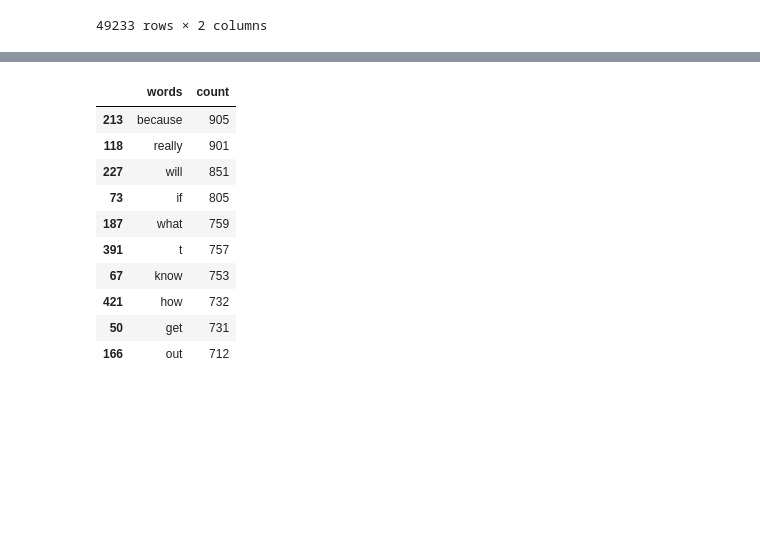
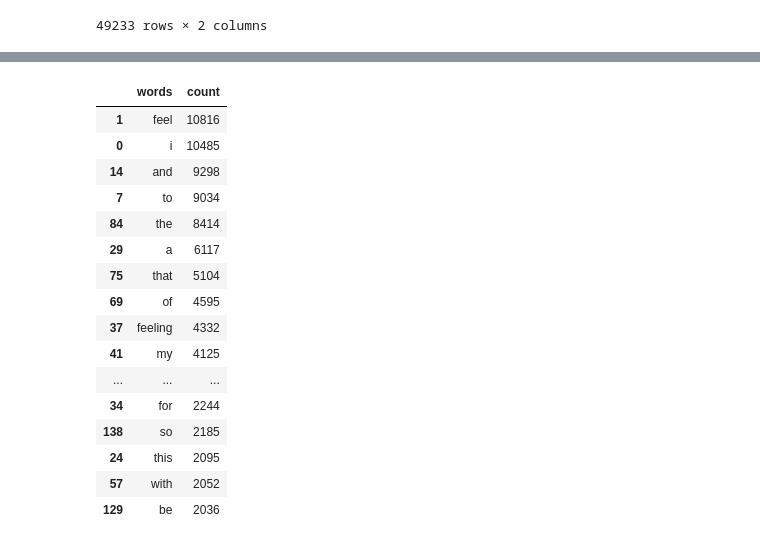
Before and after one commit to Spring-of-Vision/Deep-Learning-NLP, a Jupyter notebook: Bag of Words.ipynb, the cells around one changed output, grey strips where cells are left out. Drawn from its saved outputs; the diff is of its cells as text; code cells hidden in the pictures; blank space fills up the shorter version.

```diff
--- a/Bag of Words.ipynb
+++ b/Bag of Words.ipynb
@@ -114,3 +117,8 @@ balanced_df
 | 89830 | i am asked early in the morning t... | 5 |
 | 89831 | i ask him feeling like im intervi... | 5 |
 89832 rows × 2 columns
+# %%
+# Set pandas to display full text in columns
+pd.set_option('display.max_colwidth', None)
+
+balanced_df[balanced_df.label == 0]
@@ -117,3 +219,5 @@ balanced_df
+# %%
+pd.reset_option('display.max_colwidth')
 # %%
 # Function to calculate word count
 balanced_df['word_count'] = balanced_df['text'].apply(lambda x: len(str(x).split()))
@@ -250,17 +360,23 @@ sadness_freq[40:50]
 # %%
-joy_freq[40:50]
+joy_freq[:20]
 # %% [output]
 |  | words | count |
-| 213 | because | 905 |
-| 118 | really | 901 |
-| 227 | will | 851 |
-| 73 | if | 805 |
-| 187 | what | 759 |
-| 391 | t | 757 |
-| 67 | know | 753 |
-| 421 | how | 732 |
-| 50 | get | 731 |
-| 166 | out | 712 |
+| 1 | feel | 10816 |
+| 0 | i | 10485 |
+| 14 | and | 9298 |
+| 7 | to | 9034 |
+| 84 | the | 8414 |
+| 29 | a | 6117 |
+| 75 | that | 5104 |
+| 69 | of | 4595 |
+| 37 | feeling | 4332 |
+| 41 | my | 4125 |
+| ... | ... | ... |
+| 34 | for | 2244 |
+| 138 | so | 2185 |
+| 24 | this | 2095 |
+| 57 | with | 2052 |
+| 129 | be | 2036 |
 # %%
 # create a wordcloud image
 def draw_wordcloud(words_df , title , color):
```
Also changed, not shown: parts of 22 cells of this notebook.
